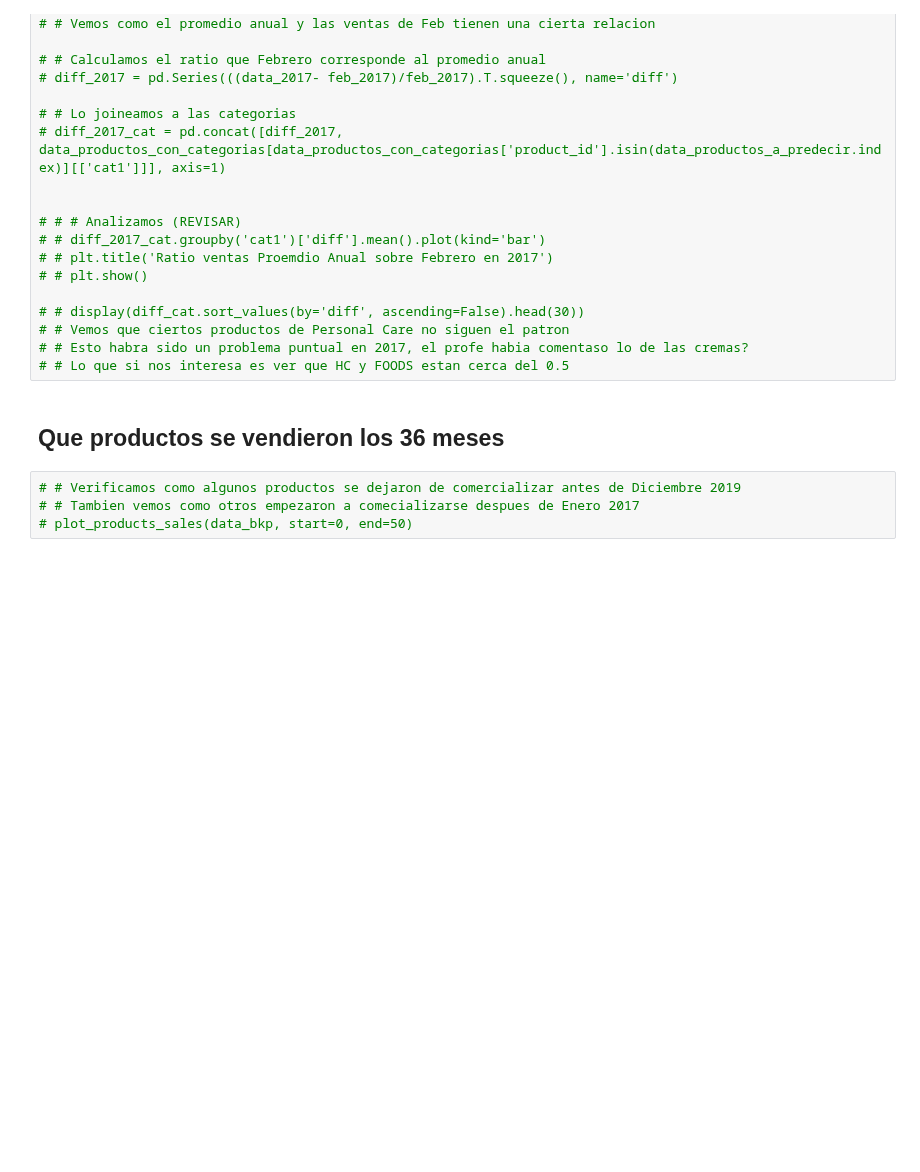
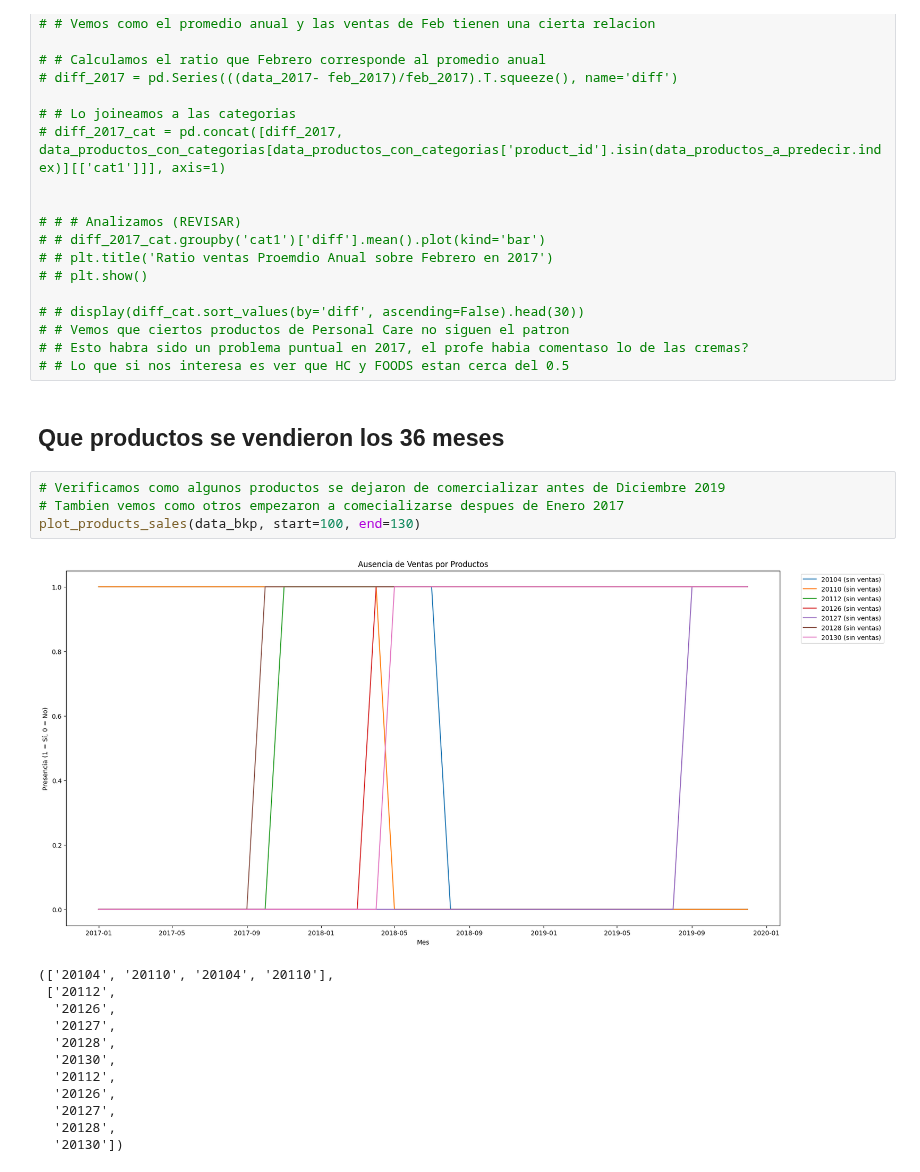
Before and after one commit to AndresMontesDeOca/Laboratorio3, a Jupyter notebook: Experimento.ipynb, the cells around one changed output. Saved outputs shown, nothing was run; the diff lists cells and outputs as text; blank space fills up the shorter version.

```diff
--- a/Experimento.ipynb
+++ b/Experimento.ipynb
@@ -3994,7 +4017,20 @@ plot_predictions(data_product, predictions)
 # %% [markdown]
 ## Que productos se vendieron los 36 meses
 # %%
-# # Verificamos como algunos productos se dejaron de comercializar antes de Diciembre 2019
-# # Tambien vemos como otros empezaron a comecializarse despues de Enero 2017
-# plot_products_sales(data_bkp, start=0, end=50)
+# Verificamos como algunos productos se dejaron de comercializar antes de Diciembre 2019
+# Tambien vemos como otros empezaron a comecializarse despues de Enero 2017
+plot_products_sales(data_bkp, start=100, end=130)
+# %% [output]
+[figure, added]
+(['20104', '20110', '20104', '20110'],
+ ['20112',
+  '20126',
+  '20127',
+  '20128',
+  '20130',
+  '20112',
+  '20126',
+  '20127',
+  '20128',
+  '20130'])
 # %%
```
Also changed, not shown: parts of 5 cells of this notebook.
